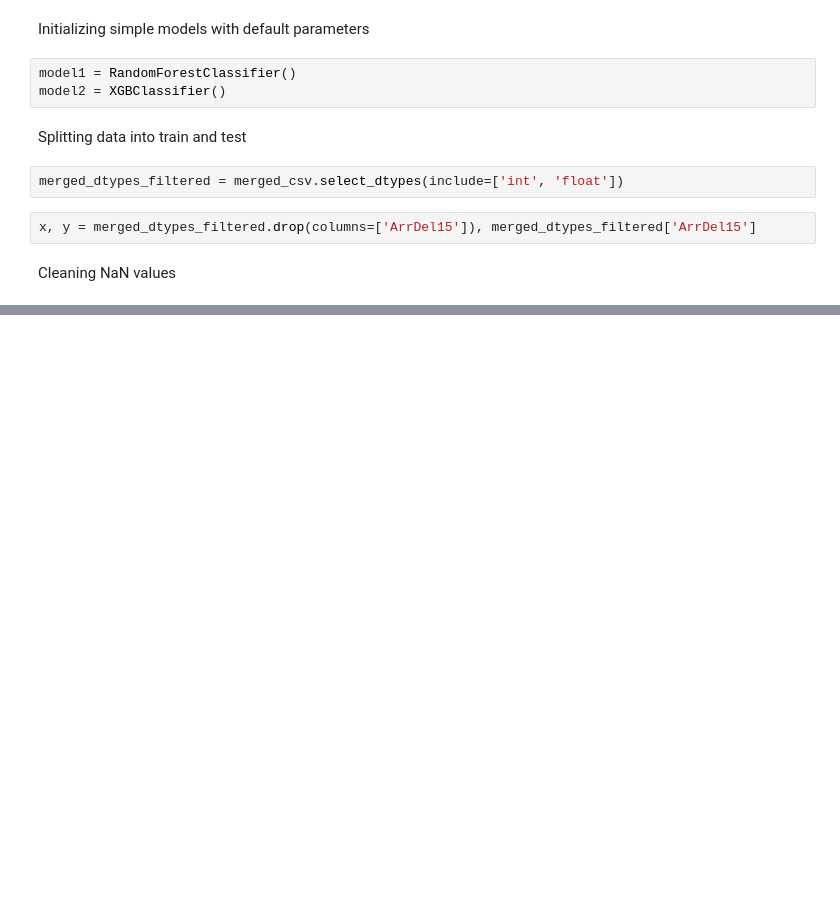
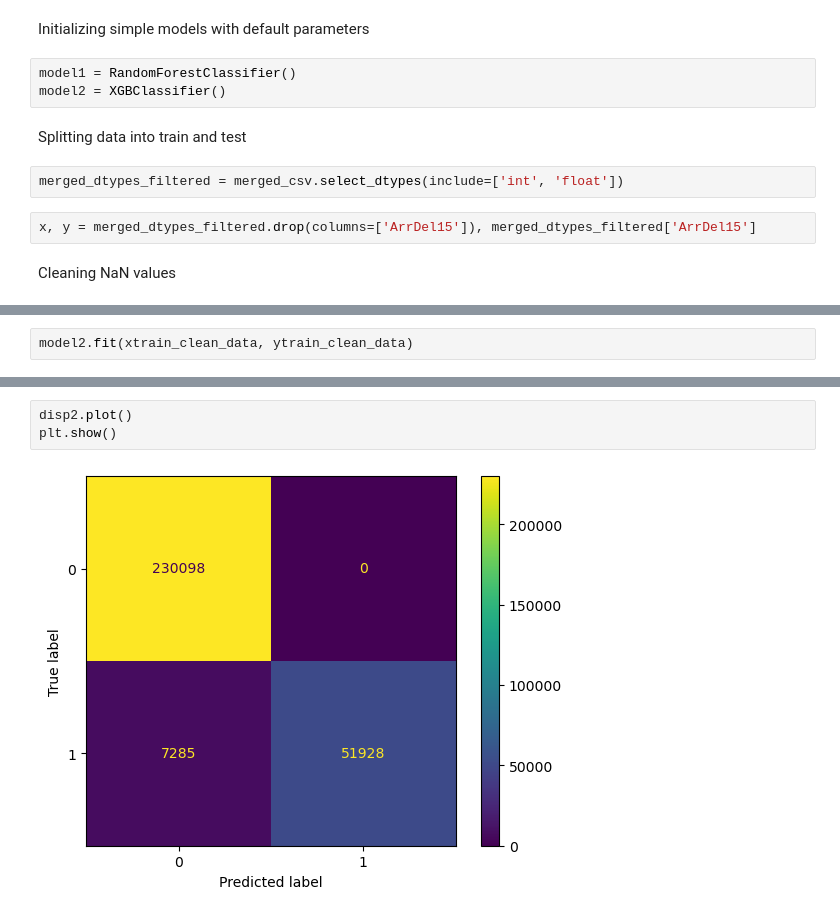
Before and after one commit to Astroficboy/petavue_assignment, a Jupyter notebook: round_3.ipynb, the cells around one changed output, grey strips where cells are left out. Saved outputs shown, nothing was run; the diff lists cells and outputs as text; blank space fills up the shorter version.

```diff
--- a/round_3.ipynb
+++ b/round_3.ipynb
@@ -248,0 +264,2 @@ ValueError: Unknown label type: continuous. Maybe you are trying to fit a classi
+# %%
+model2.fit(xtrain_clean_data, ytrain_clean_data)
@@ -248,0 +294,5 @@ ValueError: Unknown label type: continuous. Maybe you are trying to fit a classi
+# %%
+disp2.plot()
+plt.show()
+# %% [output]
+[figure, added]
```
Also changed, not shown: parts of 14 cells of this notebook.
